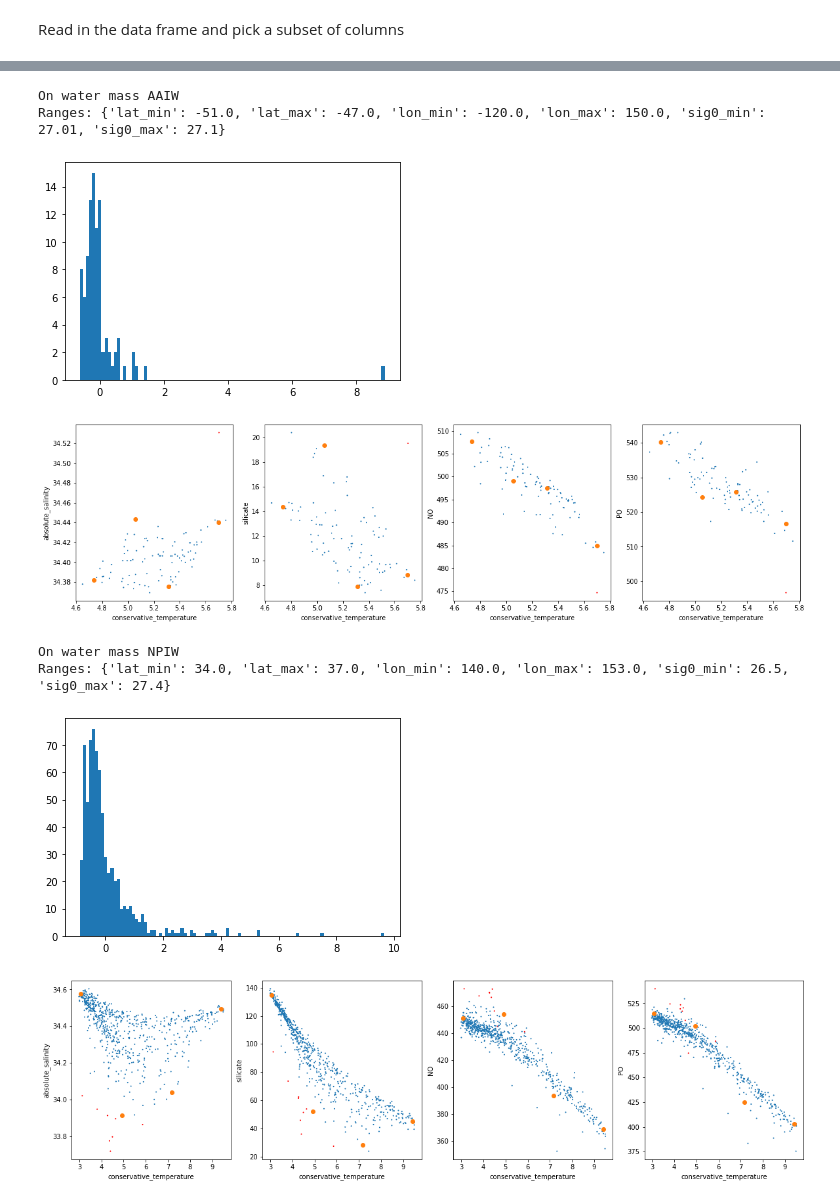
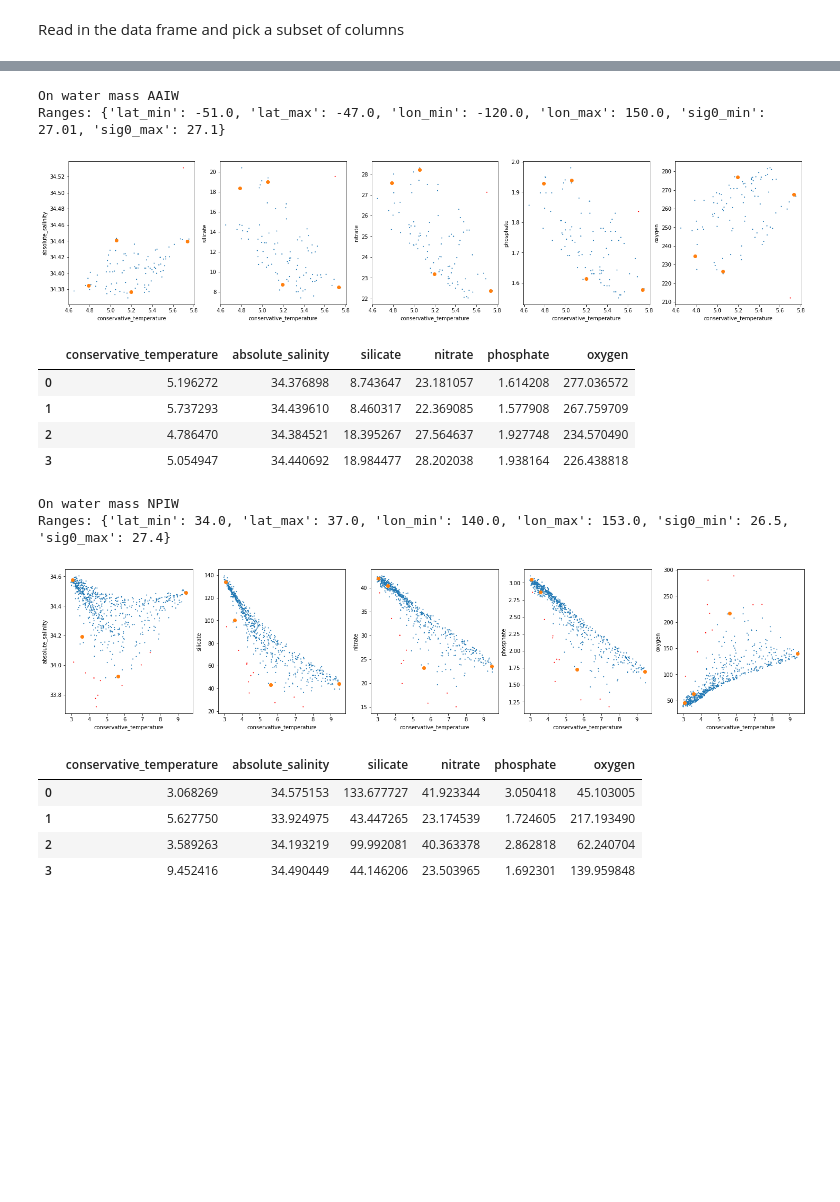
Before and after one commit to nitrogenlab/GP15_watermassanalysis, a Jupyter notebook: GP15_Defining_Watermass_Subtypes.ipynb, the cells around one changed output, grey strips where cells are left out. Cells and saved outputs as stored; diff of their text form; code cells hidden in the pictures; blank space fills up the shorter version.

```diff
--- a/GP15_Defining_Watermass_Subtypes.ipynb
+++ b/GP15_Defining_Watermass_Subtypes.ipynb
@@ -64,9 +64,11 @@ df["conservative_temperature"] = gsw.CT_from_t(SA=df["absolute_salinity"],
                                   t=df["temperature"],
                                   p=df["pressure"])
 # %%
+#ARCH_ANALYSIS_FEATURES = ["conservative_temperature", "absolute_salinity",
+#                          "silicate", "NO", "PO"]
 ARCH_ANALYSIS_FEATURES = ["conservative_temperature", "absolute_salinity",
-                          "silicate", "NO", "PO"]
-ALL_FEATURES_TO_AVERAGE = ARCH_ANALYSIS_FEATURES+["phosphate", "nitrate", "oxygen"]
+                          "silicate", "nitrate", "phosphate", "oxygen"]
+ALL_FEATURES_TO_AVERAGE = ARCH_ANALYSIS_FEATURES#+["phosphate", "nitrate", "oxygen"]
 
 #feature_weights = {"conservative_temperature": 56.0,
 #                   "absolute_salinity": 80.0,
@@ -77,7 +79,10 @@ feature_weights = {"conservative_temperature": 5.0,
                    "absolute_salinity": 5.0,
                    "silicate": 1.0,
                    "NO": 1.0,
-                   "PO": 1.0}
+                   "PO": 1.0,
+                   "nitrate": 1.0,
+                   "phosphate": 1.0,
+                   "oxygen": 1.0}
 
 print("Standardizing feature values")
 #Let's standardize each column by subtracting mean,
@@ -133,6 +138,7 @@ Remaining rows after dropping missing vals: 339929
 # %%
 from py_pcha import PCHA
 import scipy
+from IPython.display import display, HTML
 
 
 def flag_outliers(features, n_neighbors=20, zscore_threshold=4):
@@ -146,11 +152,11 @@ def flag_outliers(features, n_neighbors=20, zscore_threshold=4):
     pairwise_distances = scipy.spatial.distance.squareform(
         scipy.spatial.distance.pdist(X=features, metric="euclidean"))
     avg_dist_to_nn = np.mean(
-        np.sort(pairwise_distances, axis=-1)[:,1:n_neighbors], axis=-1)
+        np.sort(pairwise_distances, axis=-1)[:,1:n_neighbors+1], axis=-1)
     zscore_avgdisttonn = (avg_dist_to_nn - np.mean(avg_dist_to_nn))/np.std(
                           avg_dist_to_nn)
-    plt.hist(zscore_avgdisttonn, bins=100)
-    plt.show()
+    #plt.hist(zscore_avgdisttonn, bins=100)
+    #plt.show()
     anomalous_indices = np.abs(zscore_avgdisttonn) > zscore_threshold
     return anomalous_indices
 
@@ -174,7 +180,7 @@ def run_archetype_analysis(df, num_endmembers):
 
     #Make scatterplots
     fig,ax = plt.subplots(nrows=1, ncols=len(ARCH_ANALYSIS_FEATURES)-1,
-                          figsize=(20,5))
+                          figsize=(25,5))
     pltnum = 0
     for featureidx1 in [0]:#range(len(ALL_FEATURES_TO_AVERAGE)):
         for featureidx2 in range(featureidx1+1, len(ALL_FEATURES_TO_AVERAGE)):
@@ -205,36 +211,45 @@ filter_conditions = {
              "sig0_min":27.01, "sig0_max":27.1},
     "NPIW": {"lat_min":34.0, "lat_max":37.0,
              "lon_min":140.0, "lon_max":153.0,
              "sig0_min":26.5, "sig0_max":27.4}
 
 }
 
 def filter_rows(df, lat_min, lat_max, lon_min, lon_max, sig0_min, sig0_max):
   return df[(df["latitude"] >= lat_min) &
             (df["latitude"] <= lat_max) &
             (df["longitude"] >= lon_min) &
             (df["longitude"] <= lon_max) &
             (df["sigma0"] >= sig0_min) &
             (df["sigma0"] <= sig0_max)
             ]
 
 NUM_ARCHETYPES = 4
 
 watermass_to_archetypes = {}
 
 for watermass in filter_conditions:
   print("On water mass", watermass)
   print("Ranges:", filter_conditions[watermass])
   watermass_rows = filter_rows(df=df, **filter_conditions[watermass])
   watermass_archetypes = run_archetype_analysis(df=watermass_rows,
                                                 num_endmembers=NUM_ARCHETYPES)
   watermass_to_archetypes[watermass] = watermass_archetypes
+  display(watermass_archetypes)
 # %% [output]
 On water mass AAIW
 Ranges: {'lat_min': -51.0, 'lat_max': -47.0, 'lon_min': -120.0, 'lon_max': 150.0, 'sig0_min': 27.01, 'sig0_max': 27.1}
-[figure, old version]
+[figure, new version]
+|  | conservative_temperature | absolute_salinity | silicate | nitrate | phosphate | oxygen |
+| 0 | 5.196272 | 34.376898 | 8.743647 | 23.181057 | 1.614208 | 277.036572 |
+| 1 | 5.737293 | 34.439610 | 8.460317 | 22.369085 | 1.577908 | 267.759709 |
+| 2 | 4.786470 | 34.384521 | 18.395267 | 27.564637 | 1.927748 | 234.570490 |
+| 3 | 5.054947 | 34.440692 | 18.984477 | 28.202038 | 1.938164 | 226.438818 |
+On water mass NPIW
+Ranges: {'lat_min': 34.0, 'lat_max': 37.0, 'lon_min': 140.0, 'lon_max': 153.0, 'sig0_min': 26.5, 'sig0_max': 27.4}
-[figure, old version]
+[figure, new version]
-On water mass NPIW
-Ranges: {'lat_min': 34.0, 'lat_max': 37.0, 'lon_min': 140.0, 'lon_max': 153.0, 'sig0_min': 26.5, 'sig0_max': 27.4}
-[figure, removed]
-[figure, removed]
+|  | conservative_temperature | absolute_salinity | silicate | nitrate | phosphate | oxygen |
+| 0 | 3.068269 | 34.575153 | 133.677727 | 41.923344 | 3.050418 | 45.103005 |
+| 1 | 5.627750 | 33.924975 | 43.447265 | 23.174539 | 1.724605 | 217.193490 |
+| 2 | 3.589263 | 34.193219 | 99.992081 | 40.363378 | 2.862818 | 62.240704 |
+| 3 | 9.452416 | 34.490449 | 44.146206 | 23.503965 | 1.692301 | 139.959848 |
```
Also changed, not shown: parts of 3 cells of this notebook.
